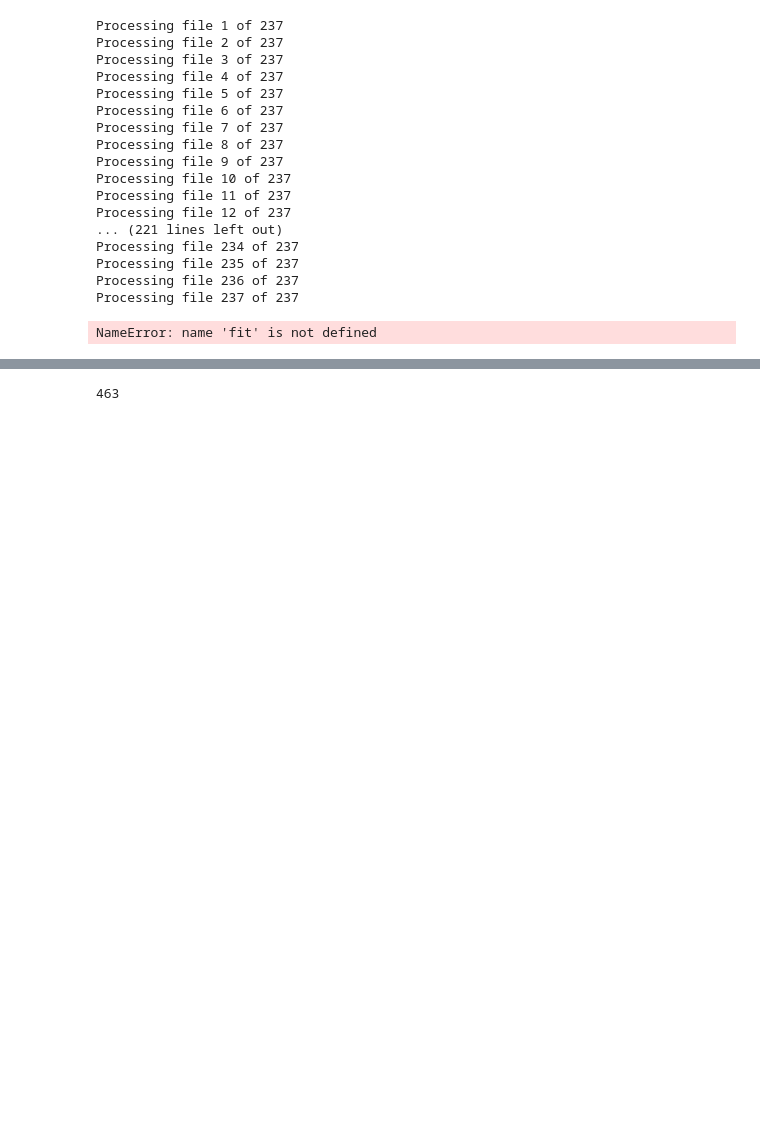
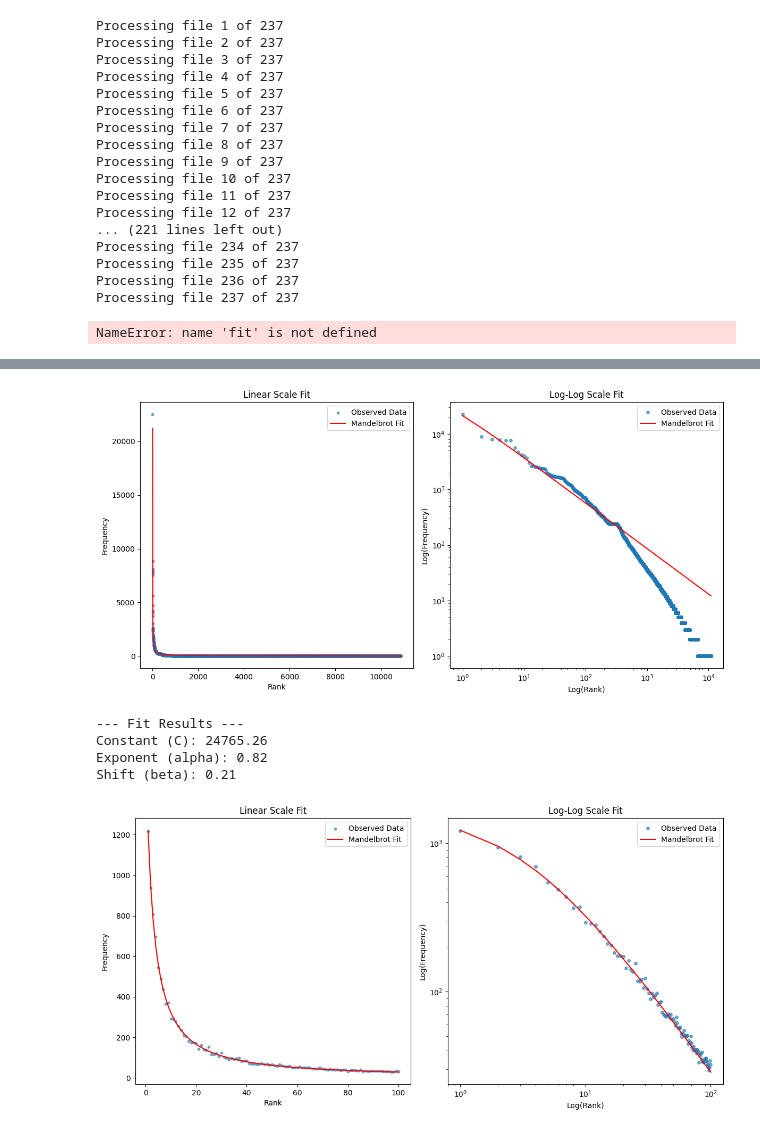
Before and after one commit to zachDiaks/mw-benfords-law, a Jupyter notebook: Main.ipynb, the cells around one changed output, grey strips where cells are left out. Saved outputs shown, nothing was run; the diff lists cells and outputs as text; code cells hidden in the pictures; blank space fills up the shorter version.

```diff
--- a/Main.ipynb
+++ b/Main.ipynb
@@ -191,3 +190,80 @@ Rank of objectDetection: 149
 # %%
+'''
+Fitting to zipf-mandelbrot instead of a true zipfian curve
+'''
+import numpy as np
+import matplotlib.pyplot as plt
+from scipy.optimize import curve_fit
+
+def zipf_mandelbrot_law(r, C, alpha, beta):
+    """
+    The Zipf-Mandelbrot Law function: f(r) = C / (r + beta)^alpha
+    """
+    return C / ((r + beta) ** alpha)
+
+def fit_zipf_mandelbrot(ranks, frequencies):
+    """
+    Fits the Zipf-Mandelbrot Law to frequency data using non-linear least squares.
+    """
+    # Initial guesses for [C, alpha, beta]
+    # C is often roughly the frequency of rank 1
+    # alpha is usually around 1.0
+    # beta is usually small (e.g., 1.0 - 5.0)
+    initial_guess = [frequencies[0], 1.0, 2.0]
+
+    # Define bounds to keep parameters physically meaningful
+    # C > 0, alpha > 0, beta >= 0
+    bounds = (0, [np.inf, 5.0, 100.0])
+
+    params, covariance = curve_fit(
+        zipf_mandelbrot_law,
+        ranks,
+        frequencies,
+        p0=initial_guess,
+        bounds=bounds
+    )
+
+    return params
+
+# --- Compute the fit ---
+ranks = np.linspace(1, len(wordCounts), len(wordCounts))
+C_fit, alpha_fit, beta_fit = fit_zipf_mandelbrot(ranks, wordCounts)
+
+# 3. Generate fitted curve for plotting
+fitted_frequencies = zipf_mandelbrot_law(ranks, C_fit, alpha_fit, beta_fit)
+
+# 4. Visualization
+plt.figure(figsize=(12, 6))
+
+# Plot 1: Linear Scale
+plt.subplot(1, 2, 1)
+plt.scatter(ranks, wordCounts, s=10, label='Observed Data', alpha=0.6)
+plt.plot(ranks, fitted_frequencies, color='red', label='Mandelbrot Fit')
+plt.title("Linear Scale Fit")
+plt.xlabel("Rank")
+plt.ylabel("Frequency")
+plt.legend()
+
+# Plot 2: Log-Log Scale (where the curve at the head is visible)
+plt.subplot(1, 2, 2)
+plt.loglog(ranks, wordCounts, 'o', markersize=4, label='Observed Data', alpha=0.6)
+plt.loglog(ranks, fitted_frequencies, color='red', label='Mandelbrot Fit')
+plt.title("Log-Log Scale Fit")
+plt.xlabel("Log(Rank)")
+plt.ylabel("Log(Frequency)")
+plt.legend()
+
+plt.tight_layout()
+plt.show()
+
+print(f"--- Fit Results ---")
+print(f"Constant (C): {C_fit:.2f}")
+print(f"Exponent (alpha): {alpha_fit:.2f}")
+print(f"Shift (beta): {beta_fit:.2f}")
 # %% [output]
+[figure, added]
-463
+--- Fit Results ---
+Constant (C): 24765.26
+Exponent (alpha): 0.82
+Shift (beta): 0.21
+[figure, added]
```
Also changed, not shown: parts of 3 cells of this notebook, 5 other files.
